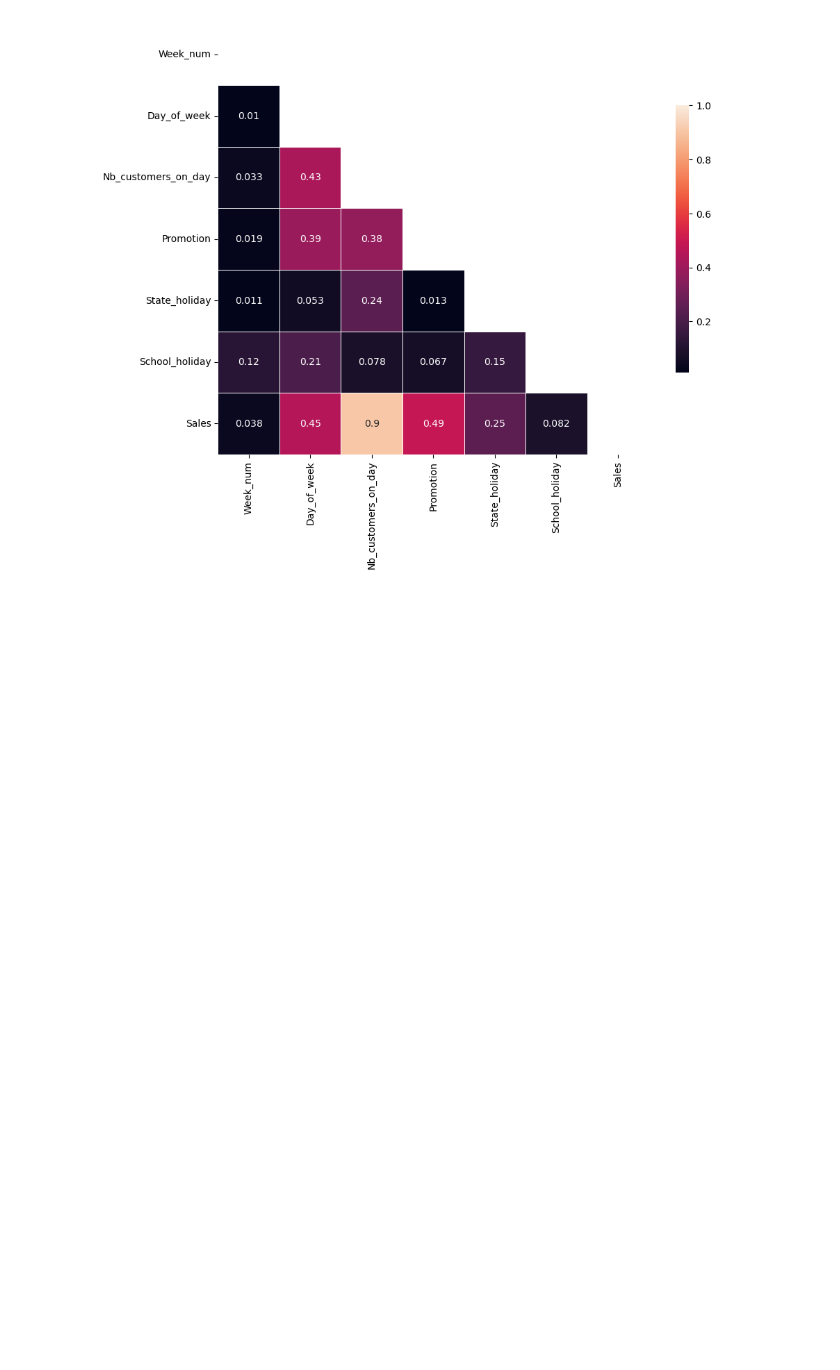
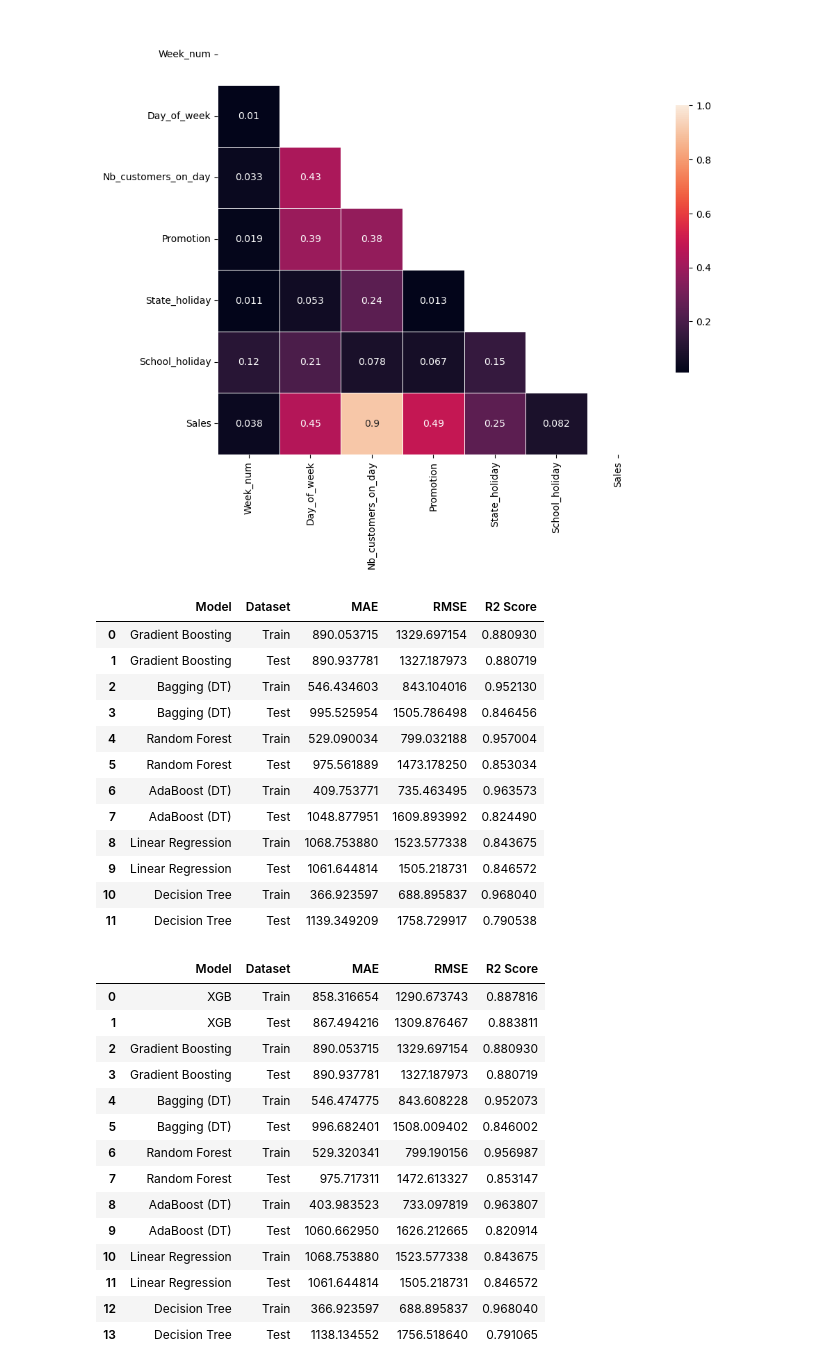
Before and after one commit to rerguner/ironkaggle_challenge, a Jupyter notebook: ironkaggle_starter.ipynb, the cells around one changed output. Cells and saved outputs as stored; diff of their text form; code cells hidden in the pictures; blank space fills up the shorter version.

```diff
--- a/ironkaggle_starter.ipynb
+++ b/ironkaggle_starter.ipynb
@@ -16,7 +20,3 @@ from sklearn.ensemble import BaggingRegressor, RandomForestRegressor, AdaBoostRe
-# %%
-url = "https://raw.githubusercontent.com/data-bootcamp-v4/data/main/sales.csv"
-
-df = pd.read_csv(url, index_col=None)
 # %%
 def check_irregularities(dataframe):
     print('DataFrame Shape -----------------------')
@@ -80,3 +94,15 @@ sns.heatmap(corr, mask=mask, vmax=1,square=True, linewidths=.5, cbar_kws={"shrin
 # %% [output]
 <Axes: >
 [figure]
+# %%
+features = final_df.drop(columns = ['Sales'])
+target = final_df['Sales']
+X_train, X_test, y_train, y_test = train_test_split(features, target, test_size = 0.20)
+# %%
+normalizer = MinMaxScaler()
+normalizer.fit(X_train)
+
+X_train_norm = normalizer.transform(X_train)
+X_test_norm = normalizer.transform(X_test)
+X_train_norm = pd.DataFrame(X_train_norm, columns = X_train.columns)
+X_test_norm = pd.DataFrame(X_test_norm, columns = X_test.columns)
@@ -82,0 +134,50 @@ sns.heatmap(corr, mask=mask, vmax=1,square=True, linewidths=.5, cbar_kws={"shrin
+# %%
+models = [
+    ('XGB' , XGBRegressor()),
+    ('Gradient Boosting', GradientBoostingRegressor()),
+    ('Bagging (DT)', BaggingRegressor(DecisionTreeRegressor())),
+    ('Random Forest', RandomForestRegressor()),
+    ('AdaBoost (DT)', AdaBoostRegressor(DecisionTreeRegressor())),
+    ('Linear Regression', LinearRegression()),
+    ('Decision Tree', DecisionTreeRegressor())
+]
+
+results = []
+
+for name, model in models:
+    model.fit(X_train_norm, y_train)
+    df = get_score_matrix(model, name)
+    results.append(df)
+
+comparison_matrix = pd.concat(results).reset_index(drop=True)
+# %%
+display(comparison_matrix)
+# %% [output]
+|  | Model | Dataset | MAE | RMSE | R2 Score |
+| 0 | Gradient Boosting | Train | 890.053715 | 1329.697154 | 0.880930 |
+| 1 | Gradient Boosting | Test | 890.937781 | 1327.187973 | 0.880719 |
+| 2 | Bagging (DT) | Train | 546.434603 | 843.104016 | 0.952130 |
+| 3 | Bagging (DT) | Test | 995.525954 | 1505.786498 | 0.846456 |
+| 4 | Random Forest | Train | 529.090034 | 799.032188 | 0.957004 |
+| 5 | Random Forest | Test | 975.561889 | 1473.178250 | 0.853034 |
+| 6 | AdaBoost (DT) | Train | 409.753771 | 735.463495 | 0.963573 |
+| 7 | AdaBoost (DT) | Test | 1048.877951 | 1609.893992 | 0.824490 |
+| 8 | Linear Regression | Train | 1068.753880 | 1523.577338 | 0.843675 |
+| 9 | Linear Regression | Test | 1061.644814 | 1505.218731 | 0.846572 |
+| 10 | Decision Tree | Train | 366.923597 | 688.895837 | 0.968040 |
+| 11 | Decision Tree | Test | 1139.349209 | 1758.729917 | 0.790538 |
+|  | Model | Dataset | MAE | RMSE | R2 Score |
+| 0 | XGB | Train | 858.316654 | 1290.673743 | 0.887816 |
+| 1 | XGB | Test | 867.494216 | 1309.876467 | 0.883811 |
+| 2 | Gradient Boosting | Train | 890.053715 | 1329.697154 | 0.880930 |
+| 3 | Gradient Boosting | Test | 890.937781 | 1327.187973 | 0.880719 |
+| 4 | Bagging (DT) | Train | 546.474775 | 843.608228 | 0.952073 |
+| 5 | Bagging (DT) | Test | 996.682401 | 1508.009402 | 0.846002 |
+| 6 | Random Forest | Train | 529.320341 | 799.190156 | 0.956987 |
+| 7 | Random Forest | Test | 975.717311 | 1472.613327 | 0.853147 |
+| 8 | AdaBoost (DT) | Train | 403.983523 | 733.097819 | 0.963807 |
+| 9 | AdaBoost (DT) | Test | 1060.662950 | 1626.212665 | 0.820914 |
+| 10 | Linear Regression | Train | 1068.753880 | 1523.577338 | 0.843675 |
+| 11 | Linear Regression | Test | 1061.644814 | 1505.218731 | 0.846572 |
+| 12 | Decision Tree | Train | 366.923597 | 688.895837 | 0.968040 |
+| 13 | Decision Tree | Test | 1138.134552 | 1756.518640 | 0.791065 |
```
Also changed, not shown: parts of 20 cells of this notebook, 2 other files.
